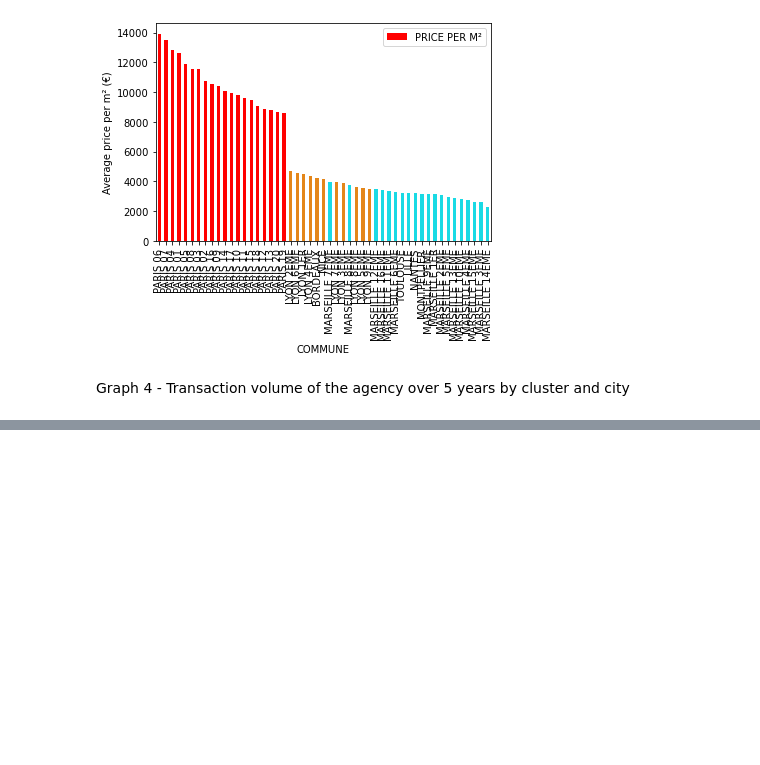
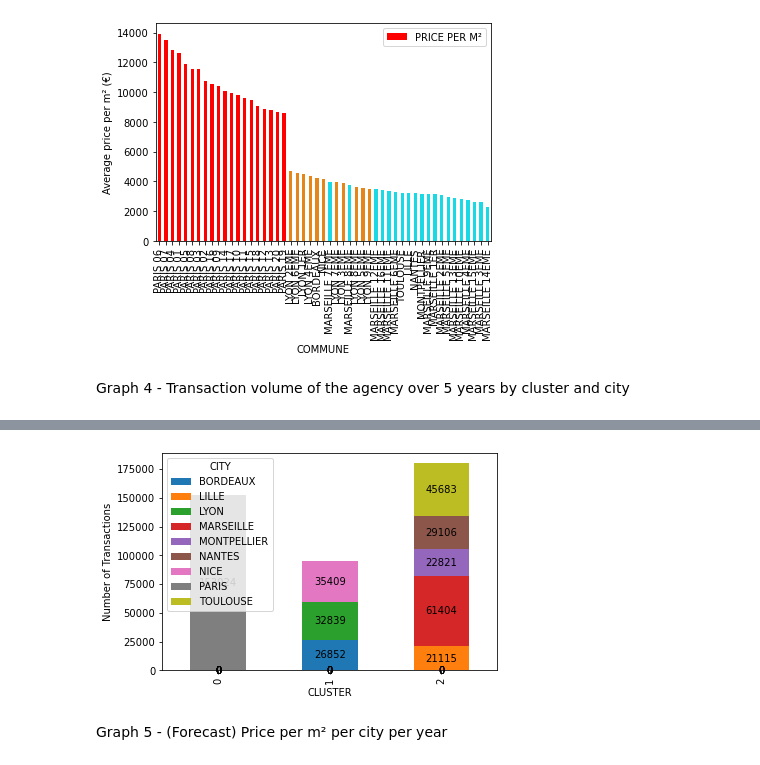
Before and after one commit to 13w13/U2-Big-Data-Tools-for-Business, a Jupyter notebook: 2. Real Estate Market EDA.ipynb, the cells around one changed output, grey strips where cells are left out. Cells and saved outputs as stored; diff of their text form; code cells hidden in the pictures; blank space fills up the shorter version.

```diff
--- a/2. Real Estate Market EDA.ipynb
+++ b/2. Real Estate Market EDA.ipynb
@@ -821,0 +863,3 @@ only showing top 20 rows
+# %%
+df_bis = df_4.pivot(index='CLUSTER', columns='CITY', values='NUMBER OF TRANSACTIONS').fillna(0)
+df_bis
@@ -821,0 +872,20 @@ only showing top 20 rows
+# %%
+barplot_4_bis = df_bis.plot(kind='bar', stacked=True)
+
+barplot_4_bis.set_ylabel("Number of Transactions")
+
+#for p in barplot_4_bis.patches:
+#    barplot_4_bis.annotate(str(p.get_height()), (p.get_x() * 1.005, p.get_height() * 1.005))
+
+for p in barplot_4_bis.patches:
+    width, height = p.get_width(), p.get_height()
+    x, y = p.get_xy()
+    barplot_4_bis.text(x+width/2,
+            y+height/2,
+            '{:.0f}'.format(height),
+            horizontalalignment='center',
+            verticalalignment='center')
+# %% [output]
+[figure, added]
+# %% [markdown]
+Graph 5 - (Forecast) Price per m² per city per year
```
Also changed, not shown: parts of 16 cells of this notebook.
